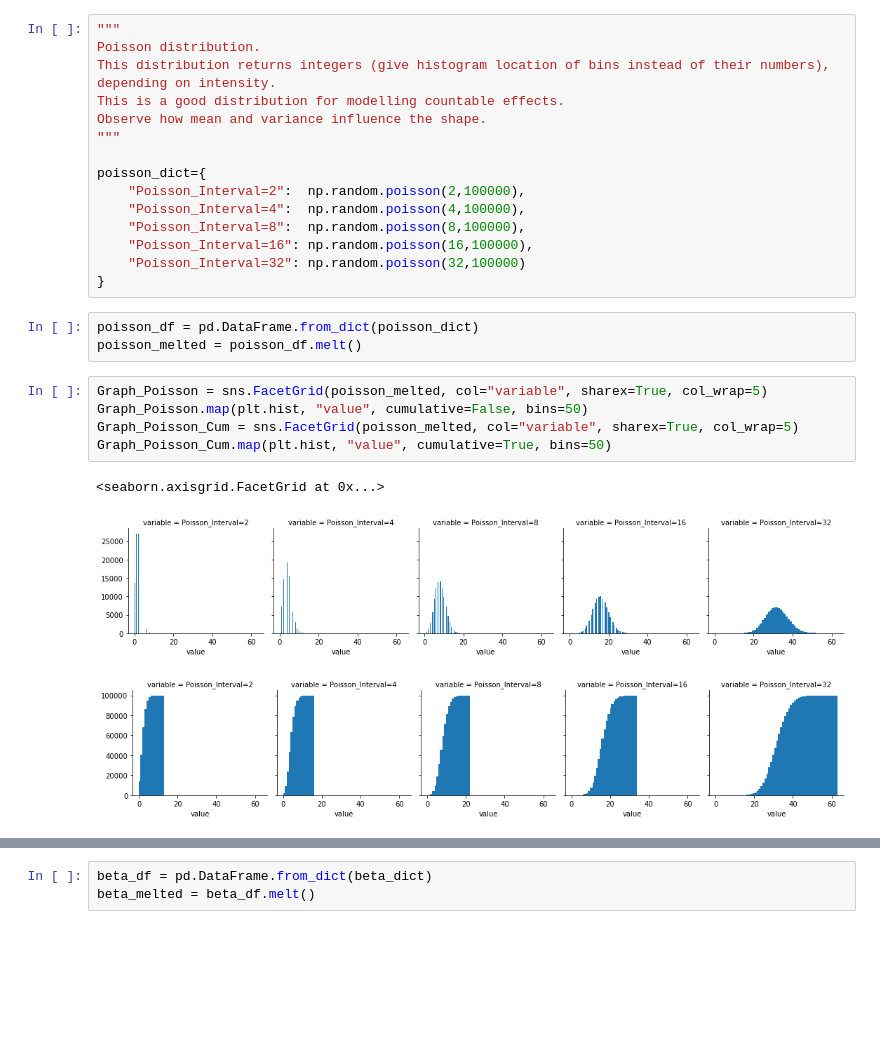
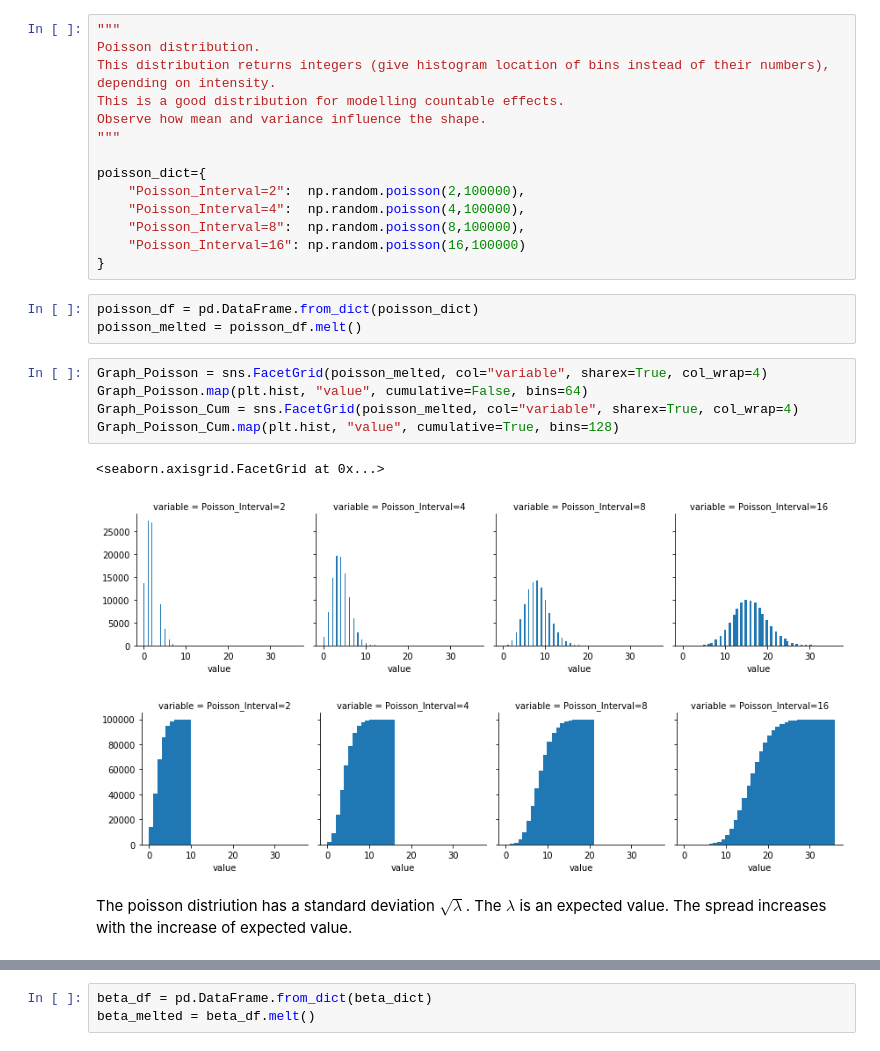
Before and after one commit to hmilanowski/CPS_DA, a Jupyter notebook: Lab_02.ipynb, the cells around one changed output, grey strips where cells are left out. Drawn from its saved outputs; the diff is of its cells as text; blank space fills up the shorter version.

```diff
--- a/Lab_02.ipynb
+++ b/Lab_02.ipynb
@@ -79,21 +77,22 @@ poisson_dict={
     "Poisson_Interval=2":  np.random.poisson(2,100000),
     "Poisson_Interval=4":  np.random.poisson(4,100000),
     "Poisson_Interval=8":  np.random.poisson(8,100000),
-    "Poisson_Interval=16": np.random.poisson(16,100000),
-    "Poisson_Interval=32": np.random.poisson(32,100000)
+    "Poisson_Interval=16": np.random.poisson(16,100000)
 }
 # %%
 poisson_df = pd.DataFrame.from_dict(poisson_dict)
 poisson_melted = poisson_df.melt()
 # %%
-Graph_Poisson = sns.FacetGrid(poisson_melted, col="variable", sharex=True, col_wrap=5)
-Graph_Poisson.map(plt.hist, "value", cumulative=False, bins=50)
-Graph_Poisson_Cum = sns.FacetGrid(poisson_melted, col="variable", sharex=True, col_wrap=5)
-Graph_Poisson_Cum.map(plt.hist, "value", cumulative=True, bins=50)
+Graph_Poisson = sns.FacetGrid(poisson_melted, col="variable", sharex=True, col_wrap=4)
+Graph_Poisson.map(plt.hist, "value", cumulative=False, bins=64)
+Graph_Poisson_Cum = sns.FacetGrid(poisson_melted, col="variable", sharex=True, col_wrap=4)
+Graph_Poisson_Cum.map(plt.hist, "value", cumulative=True, bins=128)
 # %% [output]
 <seaborn.axisgrid.FacetGrid at 0x...>
-[figure, old version]
+[figure, new version]
-[figure, old version]
+[figure, new version]
+# %% [markdown]
+The poisson distriution has a standard deviation $\sqrt{\lambda}$. The $\lambda$ is an expected value. The spread increases with the increase of expected value.
 # %%
 """
 Beta distribution.
```
Also changed, not shown: parts of 20 cells of this notebook, 1 other file.
